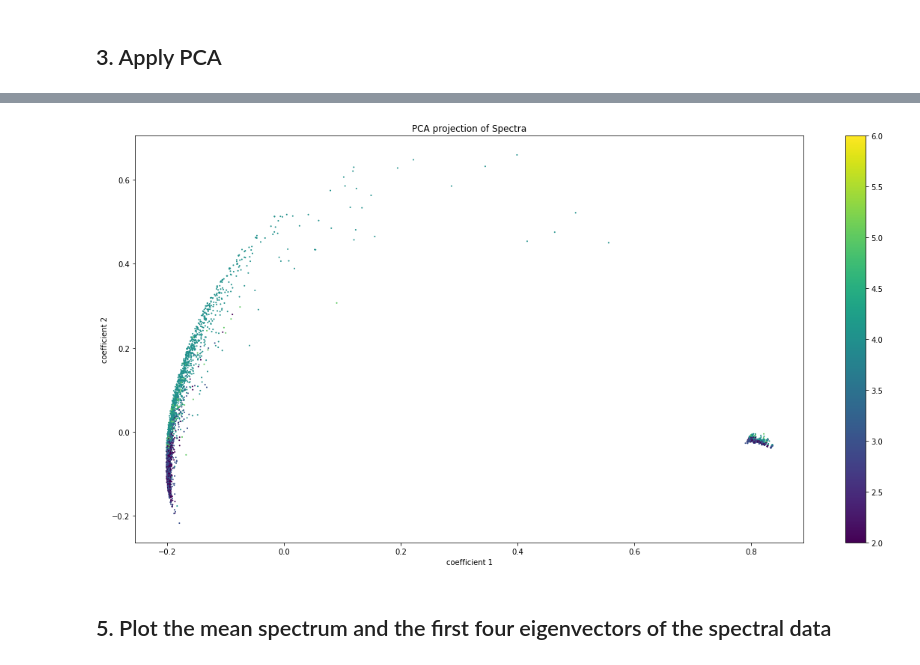
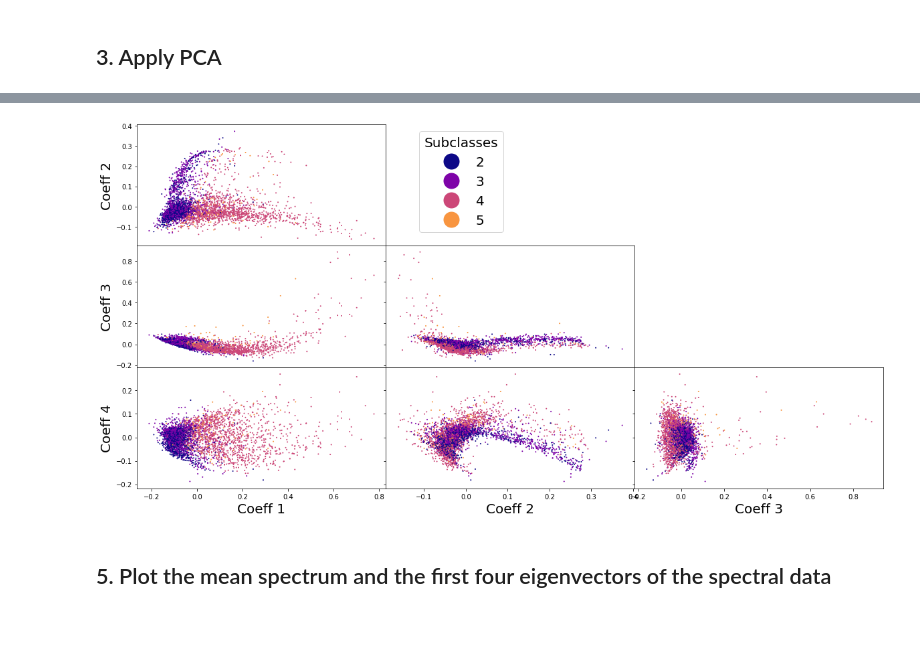
Before and after one commit to ksephton/ASTR-Leistedt-1, a Jupyter notebook: Spectra/PCA_4000spectra.ipynb, the cells around one changed output, grey strips where cells are left out. Cells and saved outputs as stored; diff of their text form; code cells hidden in the pictures; blank space fills up the shorter version.

```diff
--- a/Spectra/PCA_4000spectra.ipynb
+++ b/Spectra/PCA_4000spectra.ipynb
@@ -48,5 +86,5 @@ plt.show()
 ## 3. Apply PCA
 # %%
 pca = PCA(n_components=4)
-X_red = pca.fit_transform(X_normal)
+X_red = pca.fit_transform(X_norm_zeros)
 # %% [markdown]
@@ -54,13 +92,44 @@ X_red = pca.fit_transform(X_normal)
-# %%
-plt.figure(figsize=(20,10))
-plt.scatter(X_red[:, 0], X_red[:, 1], c = subclass, s=4, lw=0, vmin=2, vmax=6)
-plt.colorbar()
-plt.xlabel('coefficient 1')
-plt.ylabel('coefficient 2')
-plt.title('PCA projection of Spectra')
-plt.show()
-# %% [output]
-[figure, removed]
+# %%
+plt.figure(figsize=(20,10))
+plt.rc('xtick',labelsize=10)
+plt.rc('ytick',labelsize=10)
+plt.set_cmap('plasma')
+
+ax1 = plt.subplot(3,3,1)
+scatter1 = ax1.scatter(X_red[:, 0], X_red[:, 1], c = subclass, s=4, lw=0, vmin=2, vmax=6)
+ax1.set_ylabel('Coeff 2', fontsize=20)
+
+ax2 = plt.subplot(3,3,4)
+ax2.scatter(X_red[:, 0], X_red[:, 2], c = subclass, s=4, lw=0, vmin=2, vmax=6)
+ax2.set_ylabel('Coeff 3', fontsize=20)
+
+ax3 = plt.subplot(3,3,5)
+ax3.scatter(X_red[:, 1], X_red[:, 2], c = subclass, s=4, lw=0, vmin=2, vmax=6)
+
+ax4 = plt.subplot(3,3,7)
+ax4.scatter(X_red[:, 0], X_red[:, 3], c = subclass, s=4, lw=0, vmin=2, vmax=6)
+ax4.set_xlabel('Coeff 1', fontsize=20)
+ax4.set_ylabel('Coeff 4', fontsize=20)
+
+ax5 = plt.subplot(3,3,8)
+ax5.scatter(X_red[:, 1], X_red[:, 3], c = subclass, s=4, lw=0, vmin=2, vmax=6)
+ax5.set_xlabel('Coeff 2', fontsize=20)
+
+ax6 = plt.subplot(3,3,9)
+ax6.scatter(X_red[:, 2], X_red[:, 3], c = subclass, s=4, lw=0, vmin=2, vmax=6)
+ax6.set_xlabel('Coeff 3', fontsize=20)
+
+plt.subplots_adjust(hspace=.0, wspace=.0)
+axs = np.array([ax1, ax2, ax3, ax4, ax5, ax6])
+for ax in axs.flat:
+    ax.label_outer()
+
+ax1.legend(*scatter1.legend_elements(), bbox_to_anchor=(1.5, 1), title="Subclasses",
+                     fontsize=20, title_fontsize=20, markerscale=4)
+
+plt.show()
+# %% [output]
+[figure, added]
 # %% [markdown]
 ## 5. Plot the mean spectrum and the first four eigenvectors of the spectral data
 # %%
```
Also changed, not shown: parts of 25 cells of this notebook.
